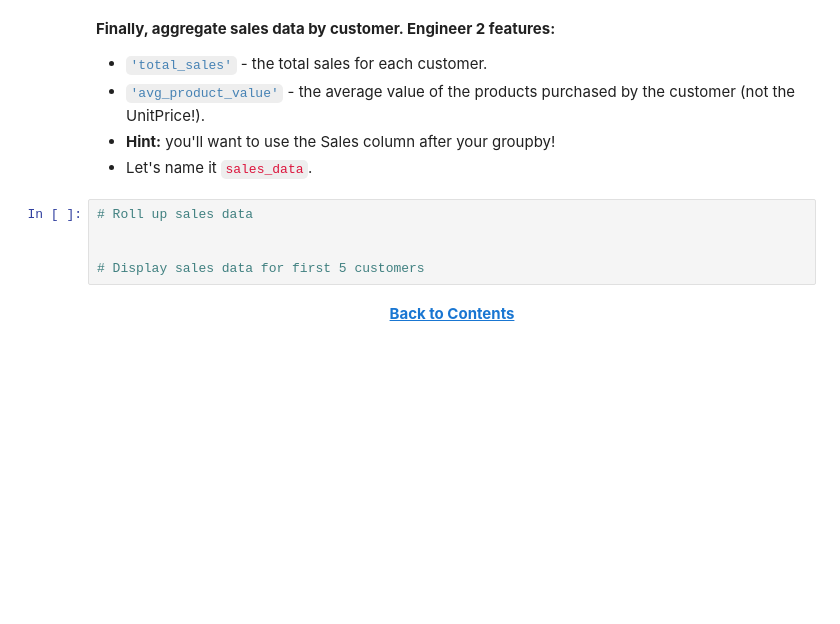
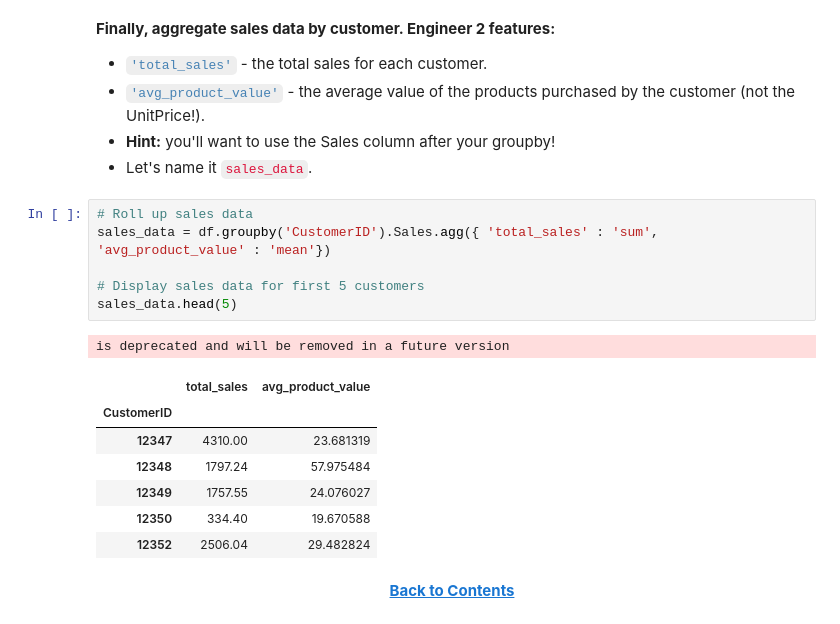
Before and after one commit to nmlook/EDS-Project-4-Workbook-Bundle, a Jupyter notebook: Module 1 - Data Wrangling.ipynb, the cells around one changed output. Cells and saved outputs as stored; diff of their text form; blank space fills up the shorter version.

```diff
--- a/Module 1 - Data Wrangling.ipynb
+++ b/Module 1 - Data Wrangling.ipynb
@@ -194,9 +230,19 @@ Now that we have a cleaned transaction-level dataset, it's time to **roll it up*
 * Let's name it <code style="color:crimson">sales_data</code>.
 # %%
 # Roll up sales data
-
+sales_data = df.groupby('CustomerID').Sales.agg({ 'total_sales' : 'sum', 'avg_product_value' : 'mean'})
 
 # Display sales data for first 5 customers
+sales_data.head(5)
+# %% [output]
+is deprecated and will be removed in a future version
+|  | total_sales | avg_product_value |
+| CustomerID |  |  |
+| 12347 | 4310.00 | 23.681319 |
+| 12348 | 1797.24 | 57.975484 |
+| 12349 | 1757.55 | 24.076027 |
+| 12350 | 334.40 | 19.670588 |
+| 12352 | 2506.04 | 29.482824 |
 # %% [markdown]
 <div style="text-align:center; margin: 40px 0 40px 0; font-weight:bold">
 <a href="#toc">Back to Contents</a>
```
Also changed, not shown: parts of 5 cells of this notebook, 1 other file.
